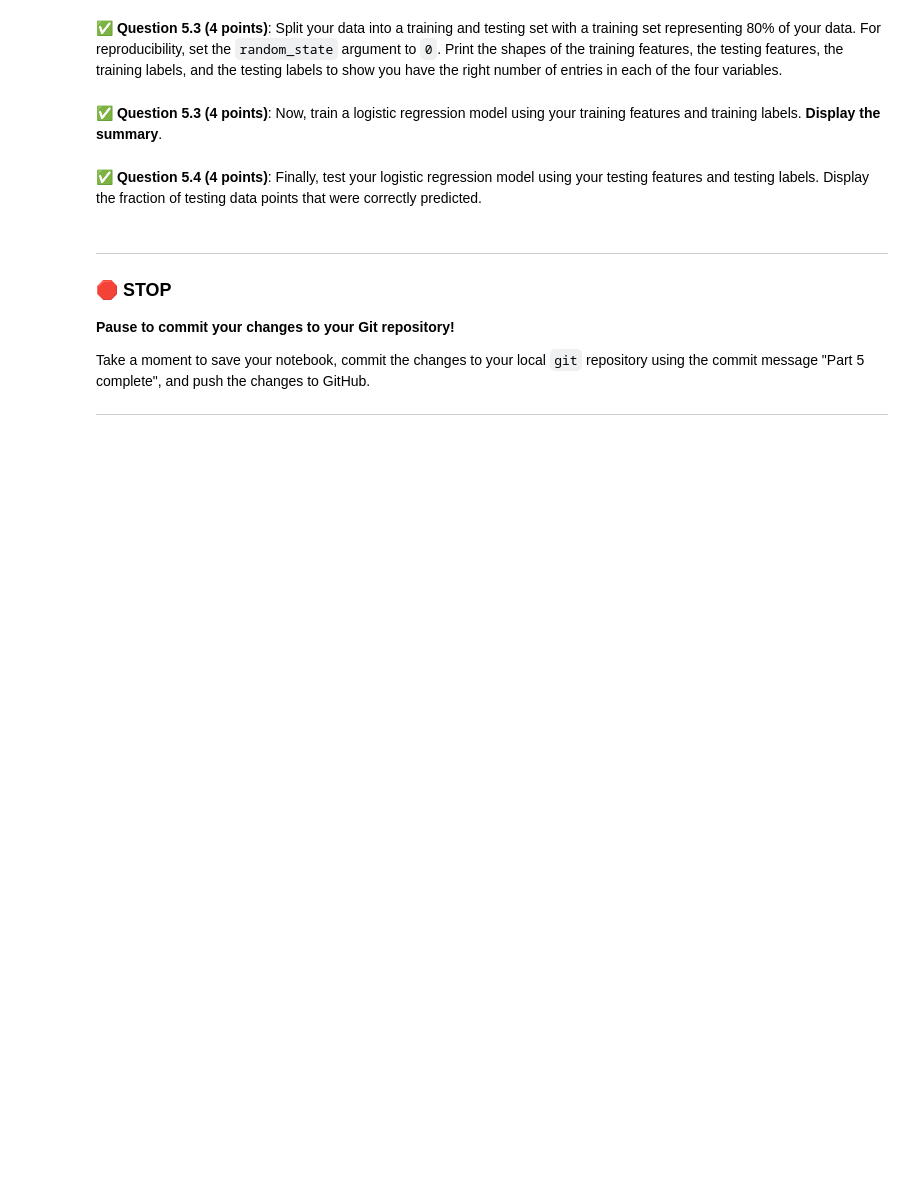
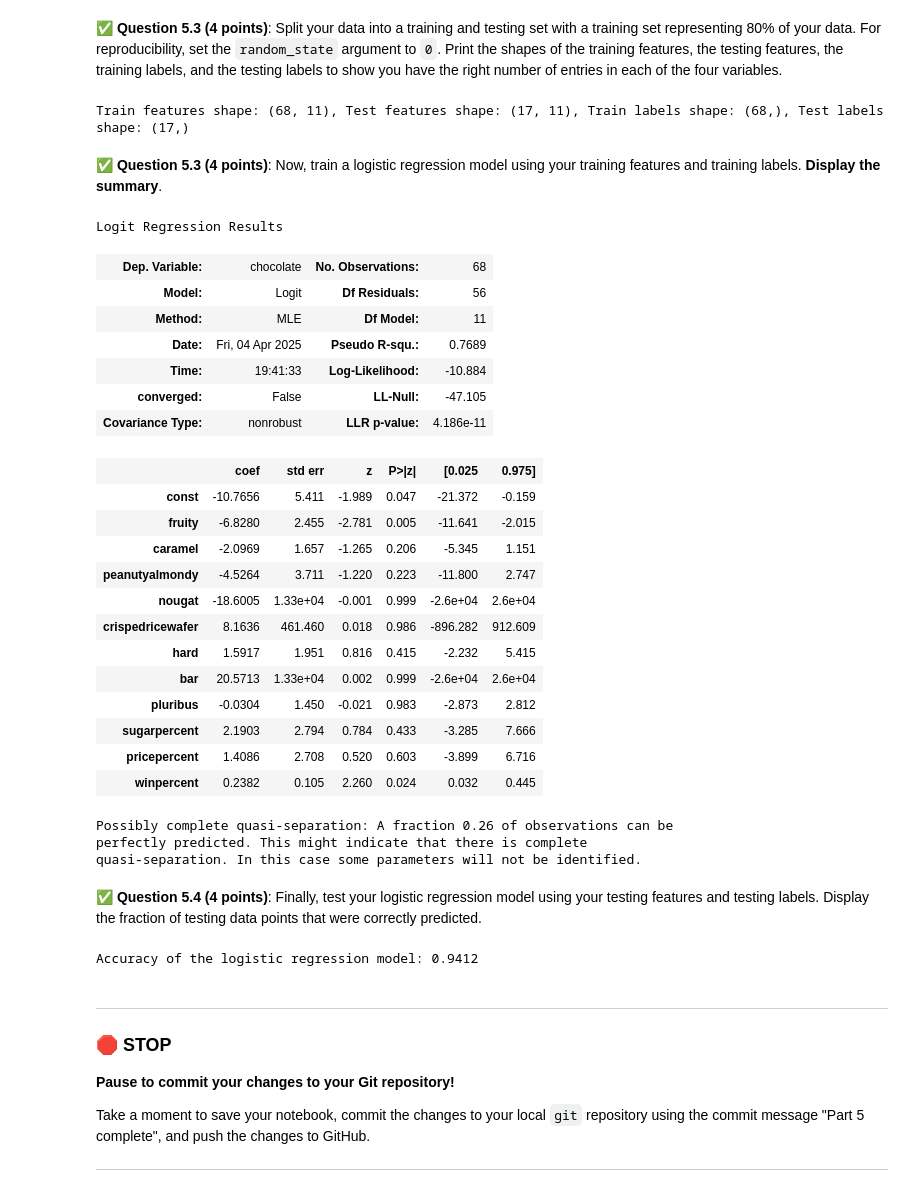
Before and after one commit to ze-ntsh/cmse202-s25-turnin, a Jupyter notebook: hw-03/HW-03_Regression-S25-NITISH MAINDOLIYA.ipynb, the cells around one changed output. Cells and saved outputs as stored; diff of their text form; code cells hidden in the pictures; blank space fills up the shorter version.

```diff
--- a/hw-03/HW-03_Regression-S25-NITISH MAINDOLIYA.ipynb
+++ b/hw-03/HW-03_Regression-S25-NITISH MAINDOLIYA.ipynb
@@ -370,3 +371,14 @@ In this part, we'd like to use logistic regression to classify whether a candy h
+# %%
+import requests
+
+# Put your code here
+candy_csv_url = 'https://raw.githubusercontent.com/gambre11/CMSE202/refs/heads/main/candy-data.csv'
+response = requests.get(candy_csv_url)
+if response.status_code == 200:
+    with open('candy-data.csv', 'wb') as f:
+        f.write(response.content)
+
+candy_data = pd.read_csv('candy-data.csv')
 # %% [markdown]
 &#9989;  **Question 5.2 (3 points)**:
 
@@ -375,0 +386,8 @@ Create a `Pandas` `Series` called `labels` which has data from the `Chocolate` c
+# %%
+# Put your code here.
+labels = candy_data['chocolate']
+features = candy_data.drop(columns=['chocolate', 'competitorname'])
+
+print(features.head(), type(features))
+print("-" * 50)
+print(labels.head(), type(labels))
@@ -380,6 +417,39 @@ Create a `Pandas` `Series` called `labels` which has data from the `Chocolate` c
+# %%
+# Put your code here
+train_features, test_features, train_labels, test_labels = train_test_split(features, labels, test_size=0.2, random_state=0)
+print(f"Train features shape: {train_features.shape}, Test features shape: {test_features.shape}, Train labels shape: {train_labels.shape}, Test labels shape: {test_labels.shape}")
+# %% [output]
+Train features shape: (68, 11), Test features shape: (17, 11), Train labels shape: (68,), Test labels shape: (17,)
 # %% [markdown]
 &#9989;  **Question 5.3 (4 points)**: Now, train a logistic regression model using your training features and training labels. **Display the summary**.
 # %%
 # Put your code here
+logit_model_result = sm.Logit(train_labels, sm.add_constant(train_features)).fit(disp=0)
+logit_model_result.summary()
+# %% [output]
+Logit Regression Results
+| Dep. Variable: | chocolate | No. Observations: | 68 |
+| Model: | Logit | Df Residuals: | 56 |
+| Method: | MLE | Df Model: | 11 |
+| Date: | Fri, 04 Apr 2025 | Pseudo R-squ.: | 0.7689 |
+| Time: | 19:41:33 | Log-Likelihood: | -10.884 |
+| converged: | False | LL-Null: | -47.105 |
+| Covariance Type: | nonrobust | LLR p-value: | 4.186e-11 |
+|  | coef | std err | z | P>|z| | [0.025 | 0.975] |
+| const | -10.7656 | 5.411 | -1.989 | 0.047 | -21.372 | -0.159 |
+| fruity | -6.8280 | 2.455 | -2.781 | 0.005 | -11.641 | -2.015 |
+| caramel | -2.0969 | 1.657 | -1.265 | 0.206 | -5.345 | 1.151 |
+| peanutyalmondy | -4.5264 | 3.711 | -1.220 | 0.223 | -11.800 | 2.747 |
+| nougat | -18.6005 | 1.33e+04 | -0.001 | 0.999 | -2.6e+04 | 2.6e+04 |
+| crispedricewafer | 8.1636 | 461.460 | 0.018 | 0.986 | -896.282 | 912.609 |
+| hard | 1.5917 | 1.951 | 0.816 | 0.415 | -2.232 | 5.415 |
+| bar | 20.5713 | 1.33e+04 | 0.002 | 0.999 | -2.6e+04 | 2.6e+04 |
+| pluribus | -0.0304 | 1.450 | -0.021 | 0.983 | -2.873 | 2.812 |
+| sugarpercent | 2.1903 | 2.794 | 0.784 | 0.433 | -3.285 | 7.666 |
+| pricepercent | 1.4086 | 2.708 | 0.520 | 0.603 | -3.899 | 6.716 |
+| winpercent | 0.2382 | 0.105 | 2.260 | 0.024 | 0.032 | 0.445 |
+Possibly complete quasi-separation: A fraction 0.26 of observations can be
+perfectly predicted. This might indicate that there is complete
+quasi-separation. In this case some parameters will not be identified.
 # %% [markdown]
 &#9989;  **Question 5.4 (4 points)**: Finally, test your logistic regression model using your testing features and testing labels. Display the fraction of testing data points that were correctly predicted.
@@ -388,3 +456,11 @@ Create a `Pandas` `Series` called `labels` which has data from the `Chocolate` c
+# %%
+# Put your code here
+predicted_probabilities = logit_model_result.predict(sm.add_constant(test_features))
+predicted_classes = (predicted_probabilities >= 0.5).astype(int)
+accuracy = accuracy_score(test_labels, predicted_classes)
+print(f"Accuracy of the logistic regression model: {accuracy:.4f}")
+# %% [output]
+Accuracy of the logistic regression model: 0.9412
 # %% [markdown]
 ---
 ### &#128721; STOP
```
Also changed, not shown: parts of 9 cells of this notebook, 1 other file.
